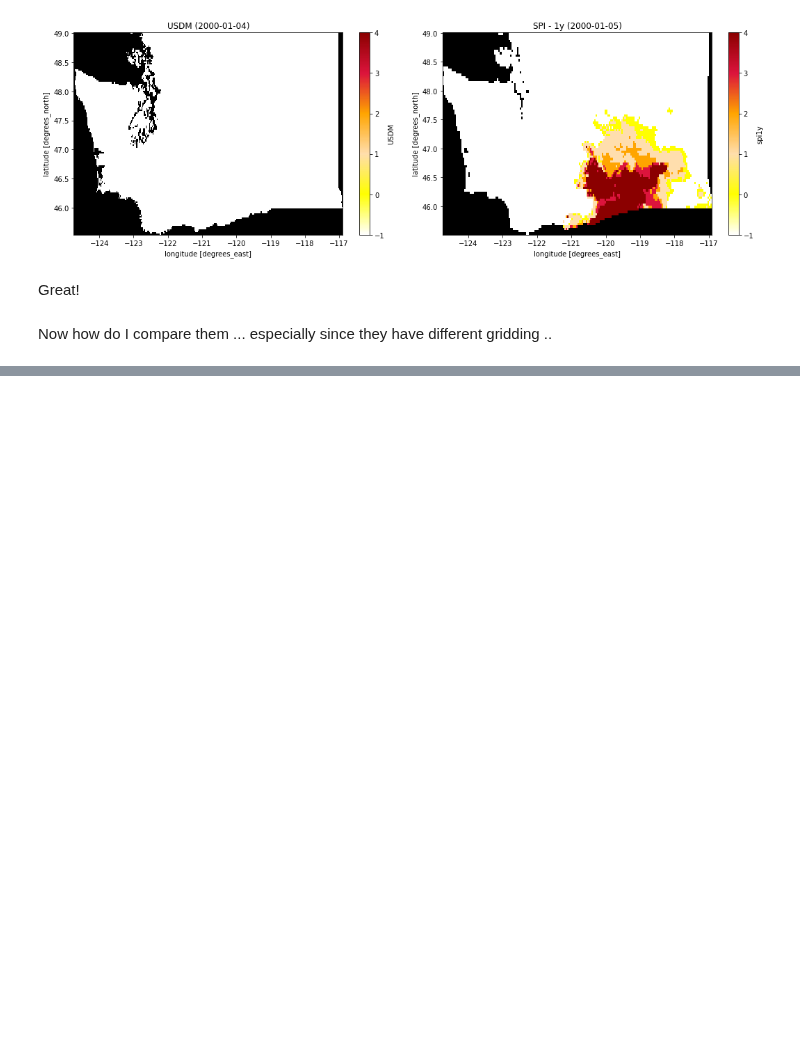
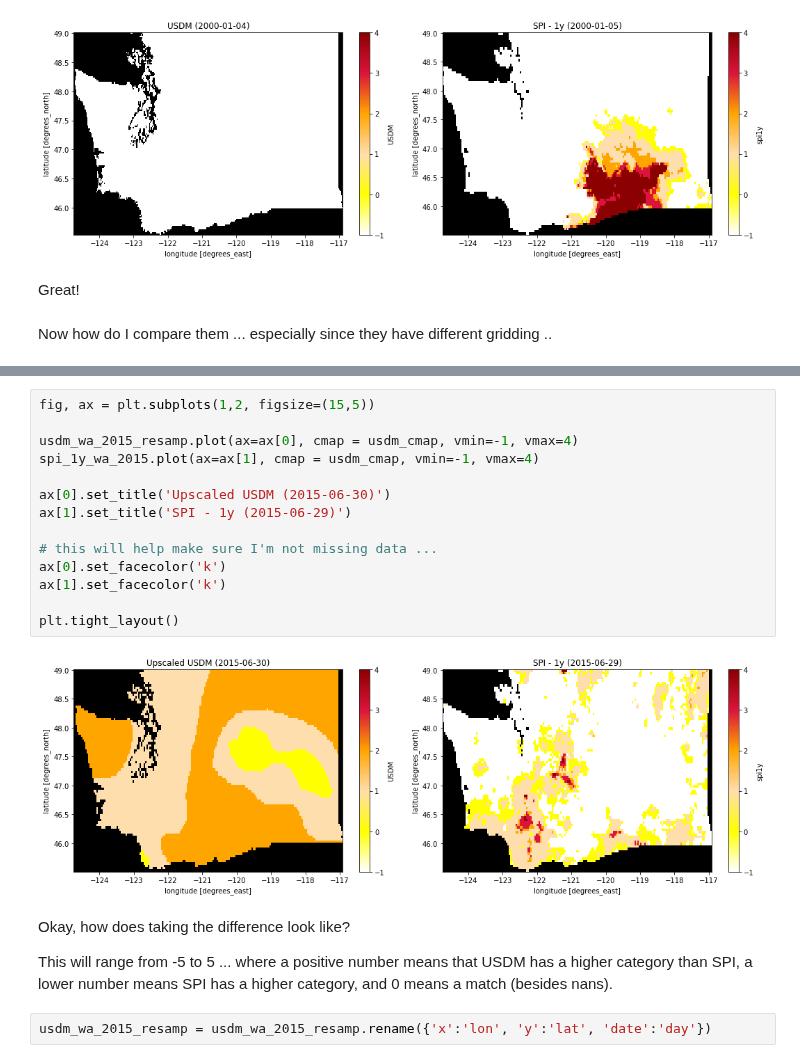
Before and after one commit to UW-Hydro/drought_impact, a Jupyter notebook: notebooks/explore/usdm_spi_compare.ipynb, the cells around one changed output, grey strips where cells are left out. Drawn from its saved outputs; the diff is of its cells as text; blank space fills up the shorter version.

```diff
--- a/notebooks/explore/usdm_spi_compare.ipynb
+++ b/notebooks/explore/usdm_spi_compare.ipynb
@@ -262,0 +294,22 @@ Now how do I compare them ... especially since they have different gridding ..
+# %%
+fig, ax = plt.subplots(1,2, figsize=(15,5))
+
+usdm_wa_2015_resamp.plot(ax=ax[0], cmap = usdm_cmap, vmin=-1, vmax=4)
+spi_1y_wa_2015.plot(ax=ax[1], cmap = usdm_cmap, vmin=-1, vmax=4)
+
+ax[0].set_title('Upscaled USDM (2015-06-30)')
+ax[1].set_title('SPI - 1y (2015-06-29)')
+
+# this will help make sure I'm not missing data ...
+ax[0].set_facecolor('k')
+ax[1].set_facecolor('k')
+
+plt.tight_layout()
+# %% [output]
+[figure, added]
+# %% [markdown]
+Okay, how does taking the difference look like?
+
+This will range from -5 to 5 ... where a positive number means that USDM has a higher category than SPI, a lower number means SPI has a higher category, and 0 means a match (besides nans).
+# %%
+usdm_wa_2015_resamp = usdm_wa_2015_resamp.rename({'x':'lon', 'y':'lat', 'date':'day'})
```
Also changed, not shown: parts of 18 cells of this notebook, 5 other files.
